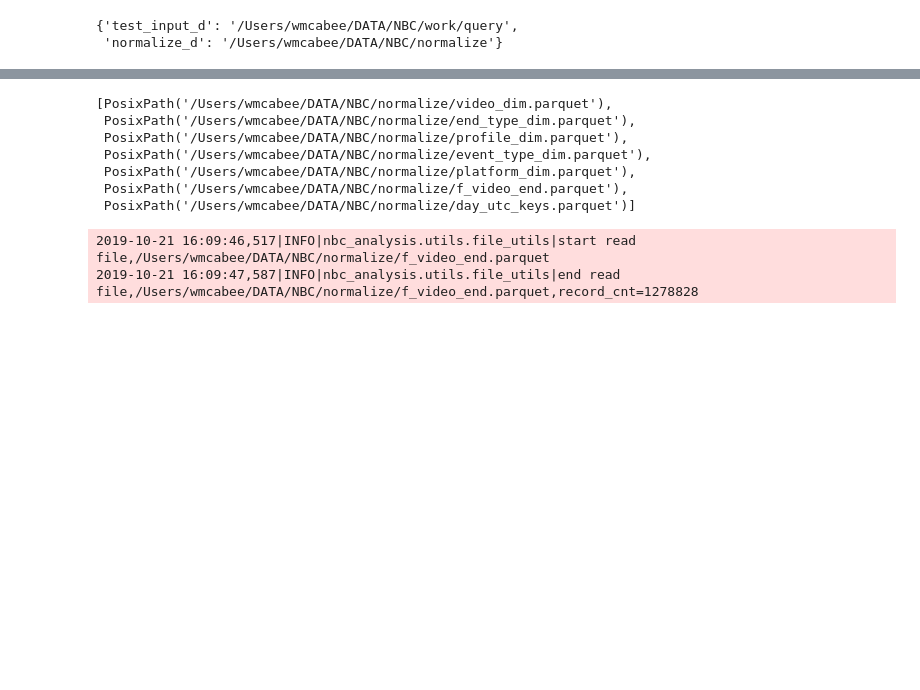
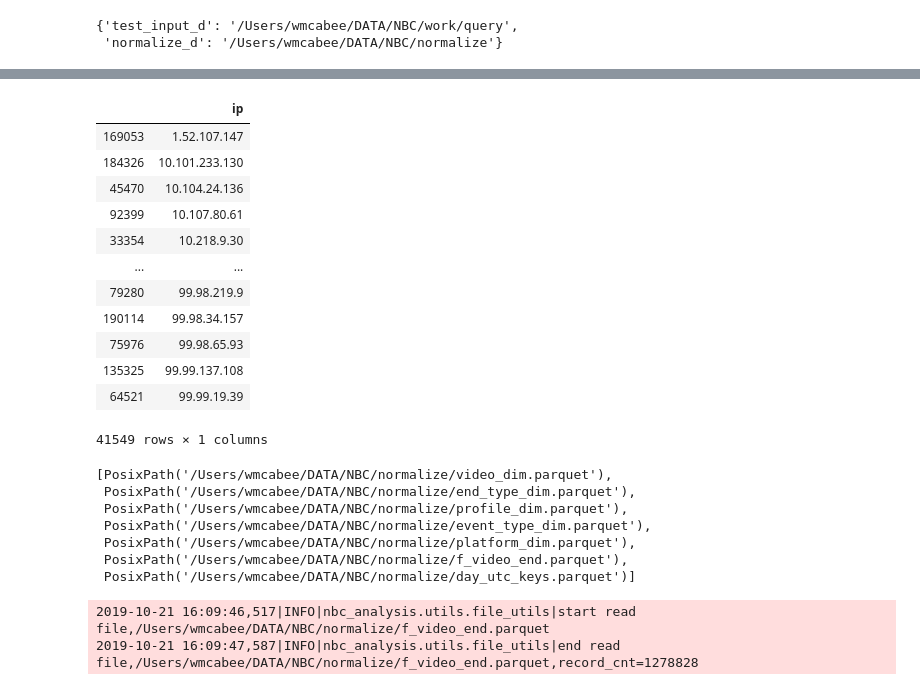
Before and after one commit to wmcabee-cs/nbc_analysis, a Jupyter notebook: notebooks/resolve_ip/cr_dims.ipynb, the cells around one changed output, grey strips where cells are left out. Cells and saved outputs as stored; diff of their text form; code cells hidden in the pictures; blank space fills up the shorter version.

```diff
--- a/notebooks/resolve_ip/cr_dims.ipynb
+++ b/notebooks/resolve_ip/cr_dims.ipynb
@@ -14,11 +15,12 @@ from nbc_analysis.utils.file_utils import read_parquet
 # %%
 config = get_config('test')
-cfg = config['normalize']
-cfg
+CFG = config['normalize']
+CFG
 # %% [output]
 {'test_input_d': '/Users/wmcabee/DATA/NBC/work/query',
  'normalize_d': '/Users/wmcabee/DATA/NBC/normalize'}
 # %%
 %%time
+cfg = assoc(CFG,'input_file_limit', None)
 df = runit(build_dims,cfg=cfg)
 # %% [output]
@@ -44,3 +46,19 @@ Wall time: 44.6 s
+# %%
+df
+# %% [output]
+|  | ip |
+| 169053 | 1.52.107.147 |
+| 184326 | 10.101.233.130 |
+| 45470 | 10.104.24.136 |
+| 92399 | 10.107.80.61 |
+| 33354 | 10.218.9.30 |
+| ... | ... |
+| 79280 | 99.98.219.9 |
+| 190114 | 99.98.34.157 |
+| 75976 | 99.98.65.93 |
+| 135325 | 99.99.137.108 |
+| 64521 | 99.99.19.39 |
+41549 rows × 1 columns
 # %%
 outdir = Path(cfg['normalize_d'])
 # %%
```
Also changed, not shown: parts of 2 cells of this notebook, 3 other files.
